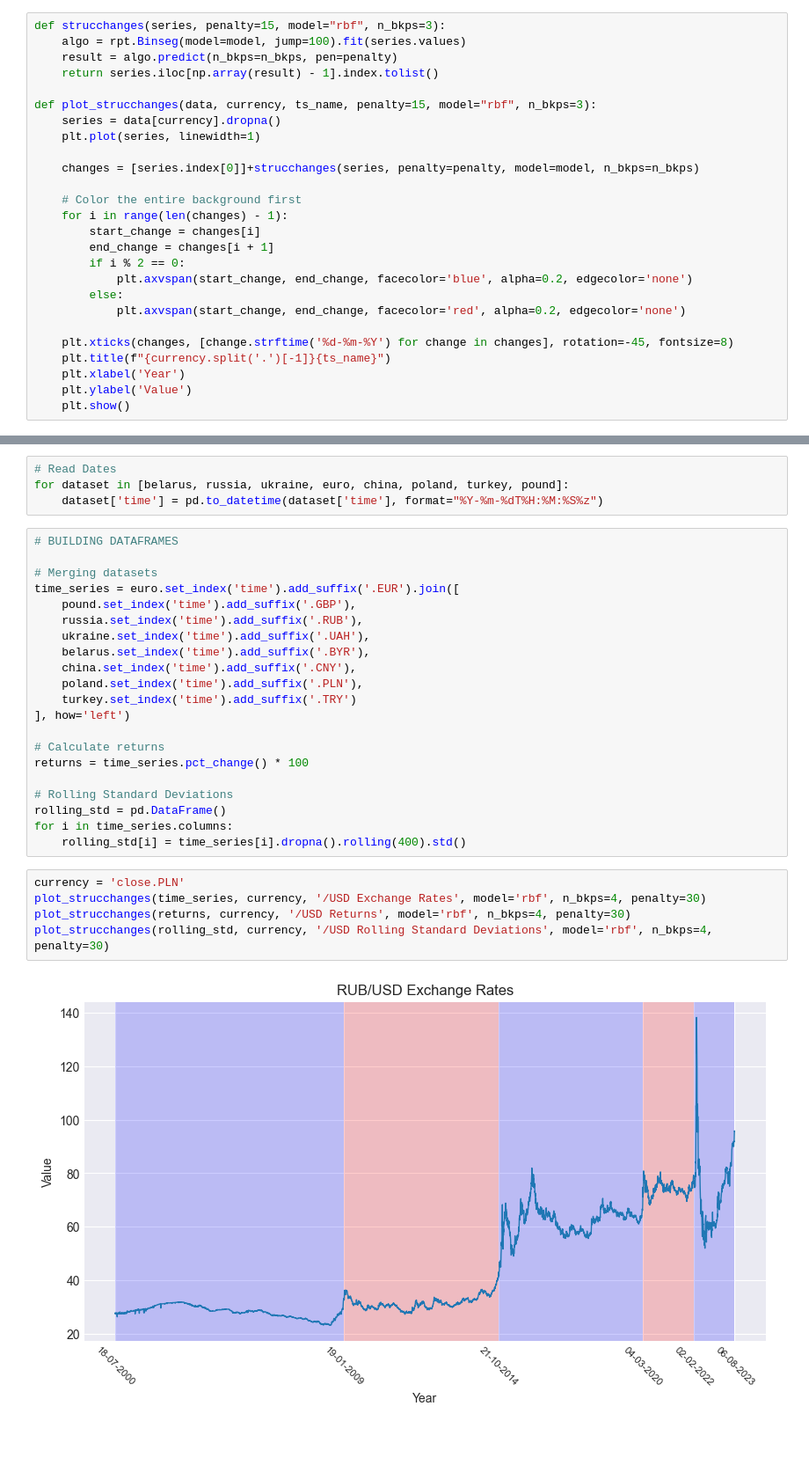
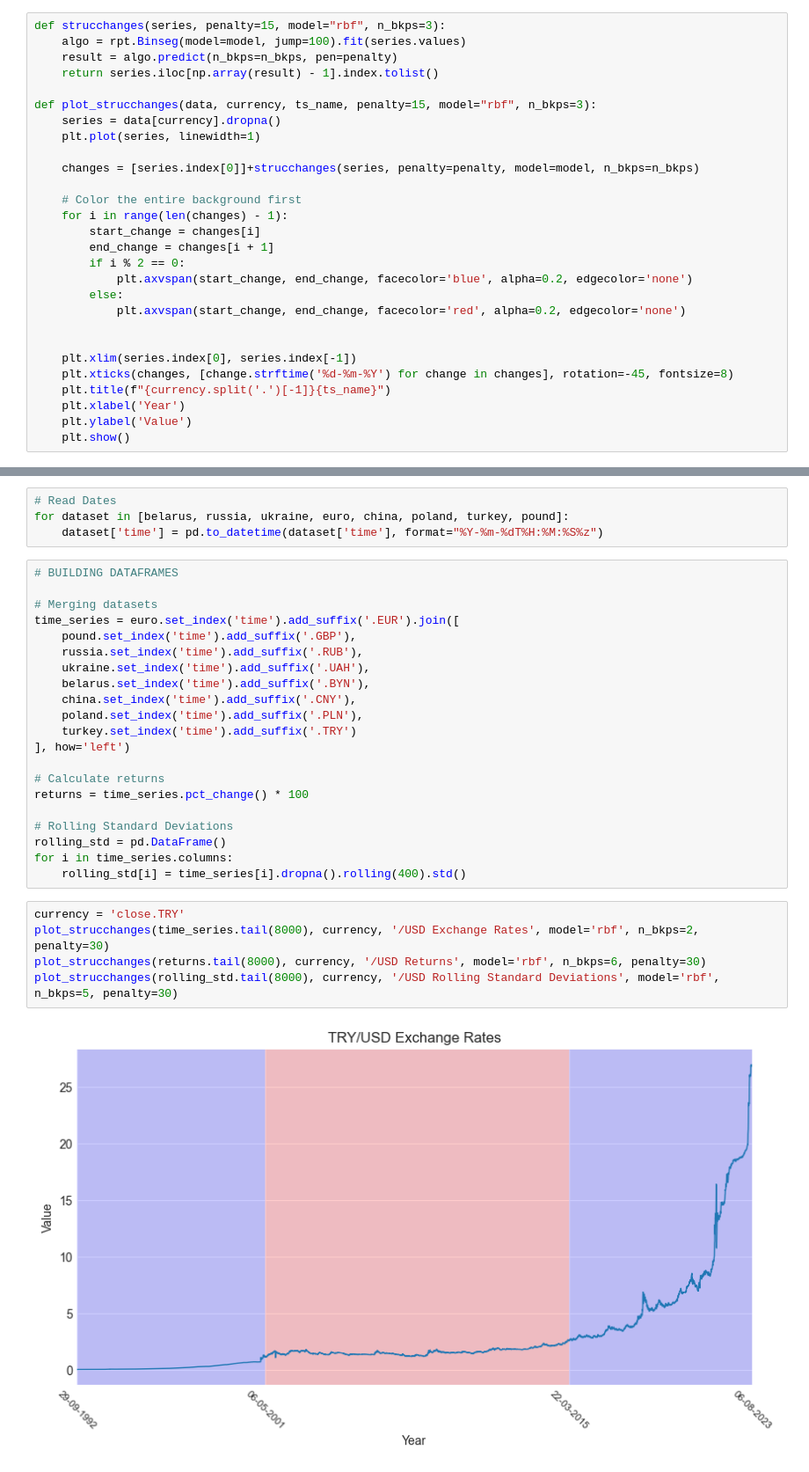
Before and after one commit to lamfo-unb/monografia-PET23, a Jupyter notebook: strucchanges.ipynb, the cells around one changed output, grey strips where cells are left out. Shown: that part at 88% size. Cells and saved outputs as stored; diff of their text form; blank space fills up the shorter version.

Commit message:
strucchanges

```diff
--- a/strucchanges.ipynb
+++ b/strucchanges.ipynb
@@ -32,6 +32,8 @@ def plot_strucchanges(data, currency, ts_name, penalty=15, model="rbf", n_bkps=3
         else:
             plt.axvspan(start_change, end_change, facecolor='red', alpha=0.2, edgecolor='none')
 
+
+    plt.xlim(series.index[0], series.index[-1])
     plt.xticks(changes, [change.strftime('%d-%m-%Y') for change in changes], rotation=-45, fontsize=8)
     plt.title(f"{currency.split('.')[-1]}{ts_name}")
     plt.xlabel('Year')
@@ -59,7 +61,7 @@ time_series = euro.set_index('time').add_suffix('.EUR').join([
     pound.set_index('time').add_suffix('.GBP'),
     russia.set_index('time').add_suffix('.RUB'),
     ukraine.set_index('time').add_suffix('.UAH'),
-    belarus.set_index('time').add_suffix('.BYR'),
+    belarus.set_index('time').add_suffix('.BYN'),
     china.set_index('time').add_suffix('.CNY'),
     poland.set_index('time').add_suffix('.PLN'),
     turkey.set_index('time').add_suffix('.TRY')
@@ -73,9 +75,9 @@ rolling_std = pd.DataFrame()
 for i in time_series.columns:
     rolling_std[i] = time_series[i].dropna().rolling(400).std()
 # %%
-currency = 'close.PLN'
-plot_strucchanges(time_series, currency, '/USD Exchange Rates', model='rbf', n_bkps=4, penalty=30)
-plot_strucchanges(returns, currency, '/USD Returns', model='rbf', n_bkps=4, penalty=30)
-plot_strucchanges(rolling_std, currency, '/USD Rolling Standard Deviations', model='rbf', n_bkps=4, penalty=30)
+currency = 'close.TRY'
+plot_strucchanges(time_series.tail(8000), currency, '/USD Exchange Rates', model='rbf', n_bkps=2, penalty=30)
+plot_strucchanges(returns.tail(8000), currency, '/USD Returns', model='rbf', n_bkps=6, penalty=30)
+plot_strucchanges(rolling_std.tail(8000), currency, '/USD Rolling Standard Deviations', model='rbf', n_bkps=5, penalty=30)
 # %% [output]
-[figure, old version]
+[figure, new version]
```
Also changed, not shown: parts of 2 cells of this notebook.
